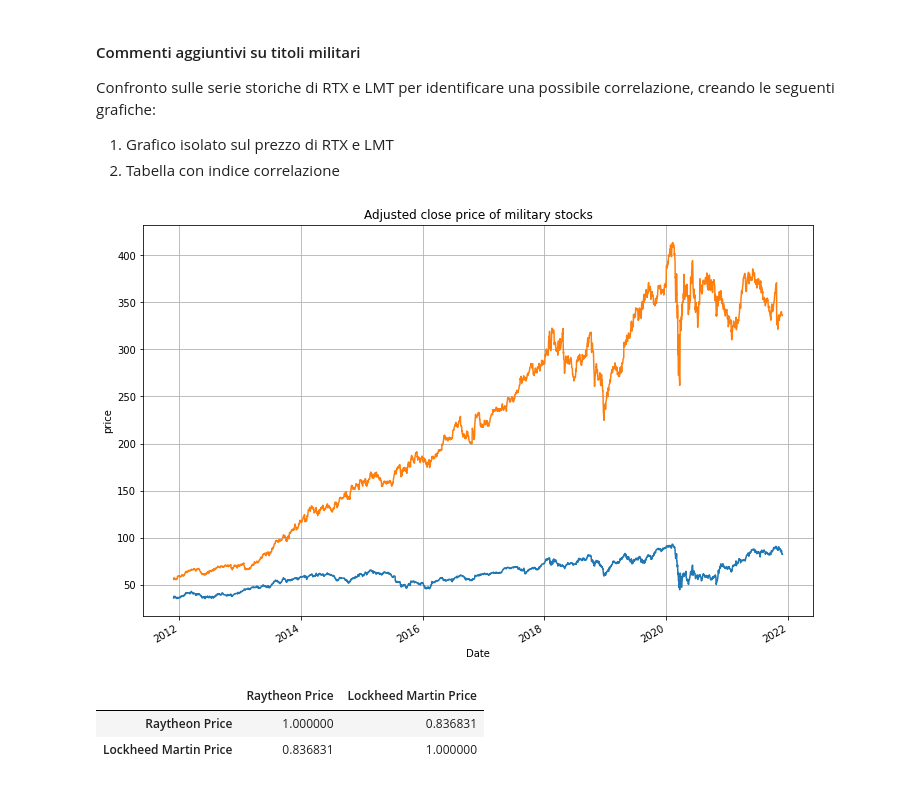
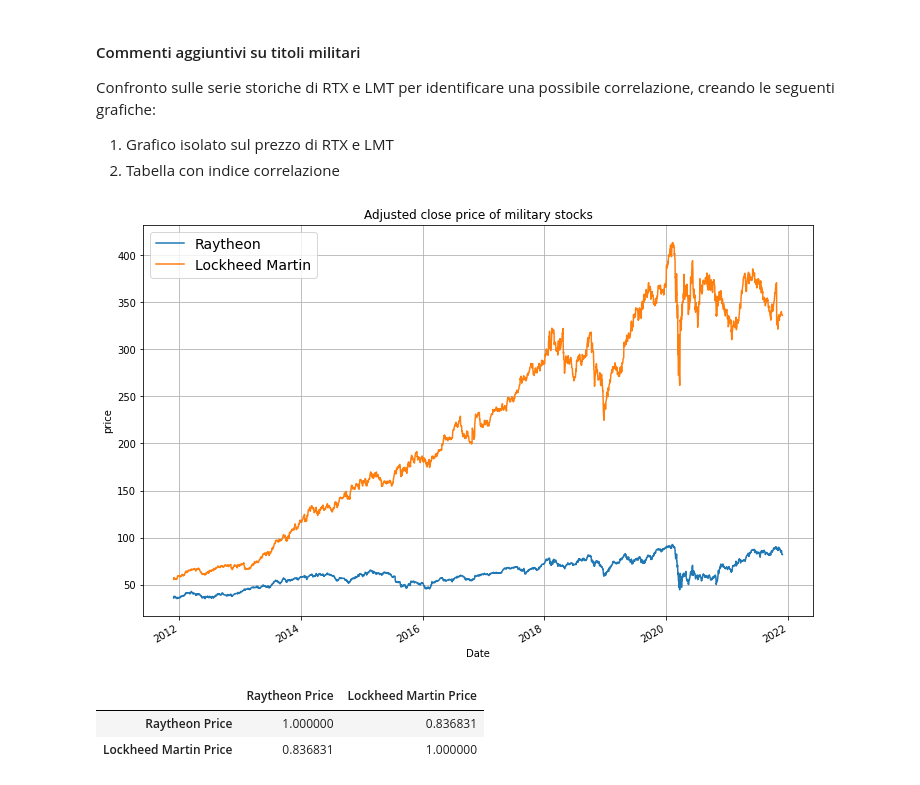
Before and after one commit to tommcamm/BISF-Project, a Jupyter notebook: python/Notebook del progetto.ipynb, the cells around one changed output. Saved outputs shown, nothing was run; the diff lists cells and outputs as text; code cells hidden in the pictures.

```diff
--- a/python/Notebook del progetto.ipynb
+++ b/python/Notebook del progetto.ipynb
@@ -344,17 +344,18 @@ Confronto sulle serie storiche di RTX e LMT per identificare una possibile corre
 # %%
 # Creiamo un nuovo dataframe per isolare il prezzo di RTX e LMT
 adj_close_mil = pd.DataFrame()
 
 adj_close_mil["Raytheon Price"] = rtx_df[["Adj Close"]]
 adj_close_mil["Lockheed Martin Price"] = lmt_df[["Adj Close"]]
 
 adj_close_mil["Raytheon Price"].plot(figsize=(12,8), grid=True, label="Raytheon")
 adj_close_mil["Lockheed Martin Price"].plot(figsize=(12,8), grid=True, label="Lockheed Martin")
+plt.legend(loc="upper left", fontsize=14)
 plt.title("Adjusted close price of military stocks") # titolo del grafico
 plt.ylabel("price") # titolo della asse y (non determinato automaticamente)
 plt.show()
 # %% [output]
-[figure, old version]
+[figure, new version]
 # %%
 # Calcoliamo ora la correlazione utilizzando la funzione interna di pandas
 adj_close_mil.corr()
```
Also changed, not shown: parts of 5 cells of this notebook, 2 other files.
